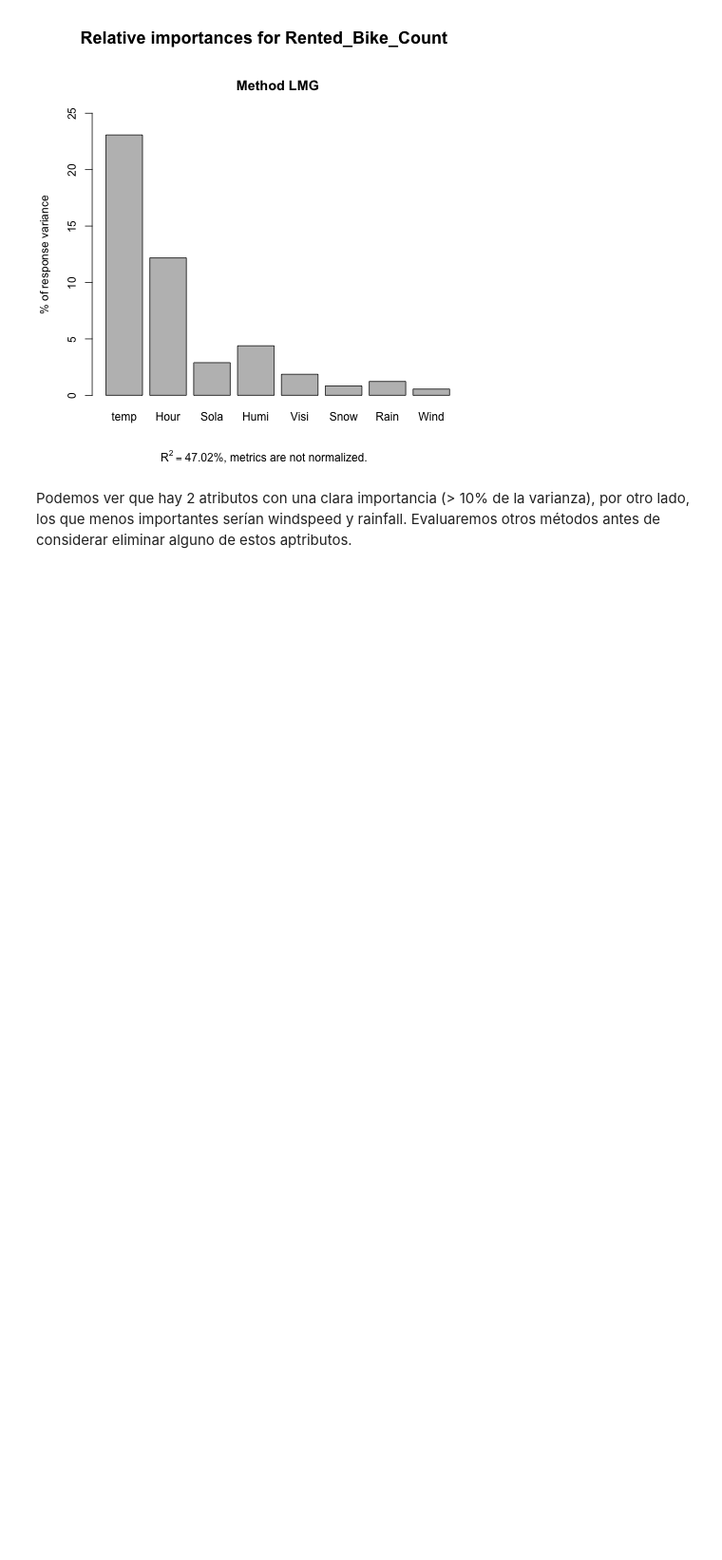
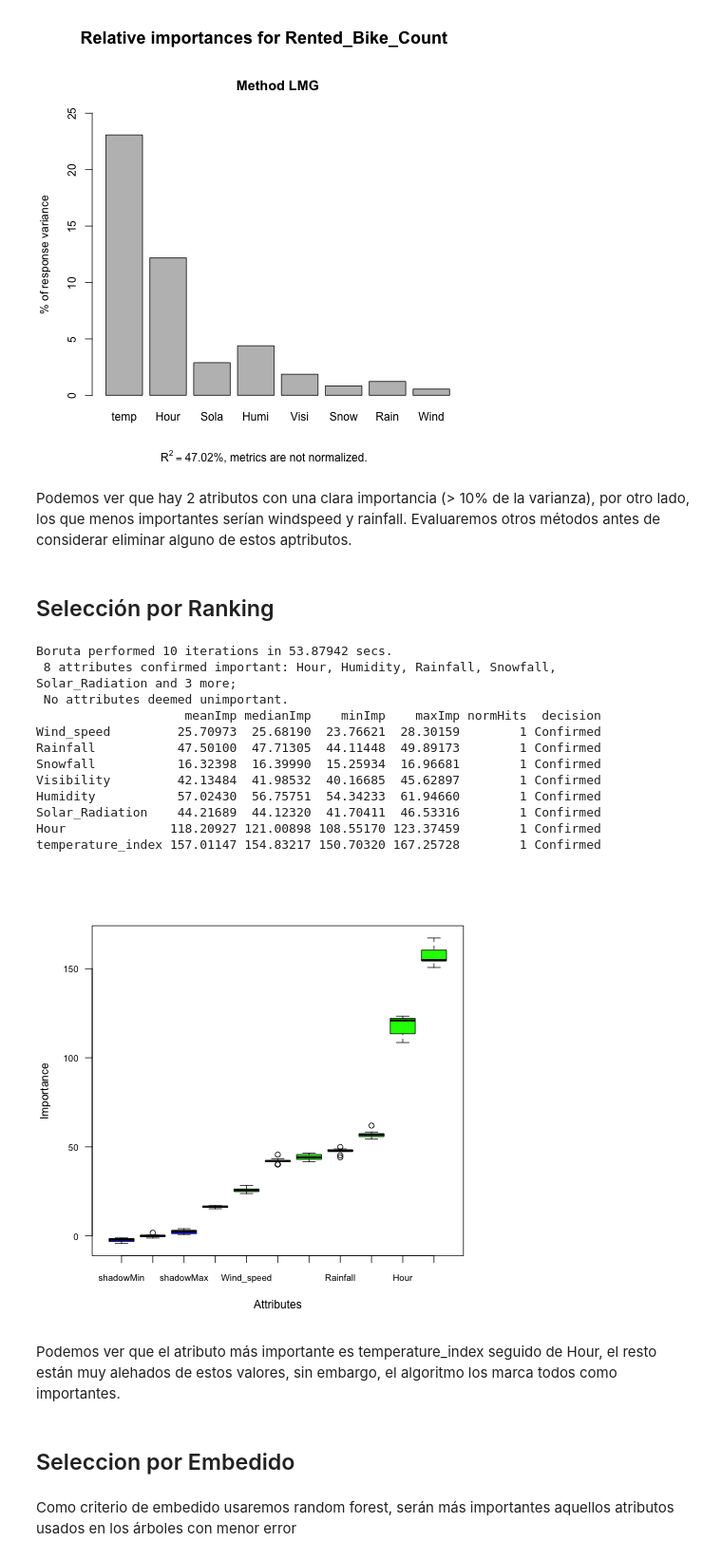
Before and after one commit to Arturo-Hernanz-CM/analisis_datos_modelo_regresion_bicicletas_seul, a Jupyter notebook: modelo_regresion.ipynb, the cells around one changed output. Shown at 95% size. Drawn from its saved outputs; the diff is of its cells as text; code cells hidden in the pictures; blank space fills up the shorter version.

```diff
--- a/modelo_regresion.ipynb
+++ b/modelo_regresion.ipynb
@@ -497,3 +500,35 @@ plot(calc.relimp(fit_lm) )
 [figure]
 # %% [markdown]
 Podemos ver que hay 2 atributos con una clara importancia (> 10% de la varianza), por otro lado, los que menos importantes serían windspeed y rainfall. Evaluaremos otros métodos antes de considerar eliminar alguno de estos aptributos.
+# %% [markdown]
+## Selección por Ranking
+# %%
+%%R
+formula <- to_formula( c("temperature_index", "Hour", "Solar_Radiation", "Humidity",
+                        "Visibility", "Snowfall", "Rainfall", "Wind_speed"), "Rented_Bike_Count")
+
+out.boruta <- Boruta(formula, data = dfMedidas)
+plot(out.boruta, cex.axis = 0.8, las=1)
+print(out.boruta)
+attStats(out.boruta)
+# %% [output]
+Boruta performed 10 iterations in 53.87942 secs.
+ 8 attributes confirmed important: Hour, Humidity, Rainfall, Snowfall,
+Solar_Radiation and 3 more;
+ No attributes deemed unimportant.
+                    meanImp medianImp    minImp    maxImp normHits  decision
+Wind_speed         25.70973  25.68190  23.76621  28.30159        1 Confirmed
+Rainfall           47.50100  47.71305  44.11448  49.89173        1 Confirmed
+Snowfall           16.32398  16.39990  15.25934  16.96681        1 Confirmed
+Visibility         42.13484  41.98532  40.16685  45.62897        1 Confirmed
+Humidity           57.02430  56.75751  54.34233  61.94660        1 Confirmed
+Solar_Radiation    44.21689  44.12320  41.70411  46.53316        1 Confirmed
+Hour              118.20927 121.00898 108.55170 123.37459        1 Confirmed
+temperature_index 157.01147 154.83217 150.70320 167.25728        1 Confirmed
+[figure, added]
+# %% [markdown]
+Podemos ver que el atributo más importante es temperature_index seguido de Hour, el resto están muy alehados de estos valores, sin embargo, el algoritmo los marca todos como importantes.
+# %% [markdown]
+## Seleccion por Embedido
+# %% [markdown]
+Como criterio de embedido usaremos random forest, serán más importantes aquellos atributos usados en los árboles con menor error
```
Also changed, not shown: parts of 5 cells of this notebook.
